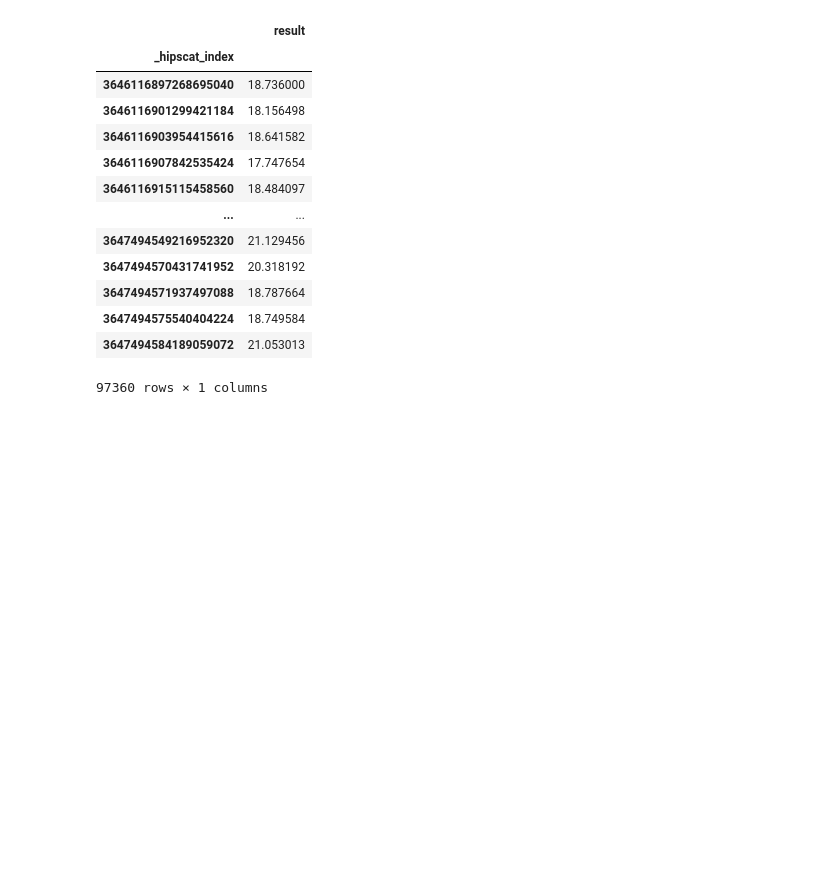
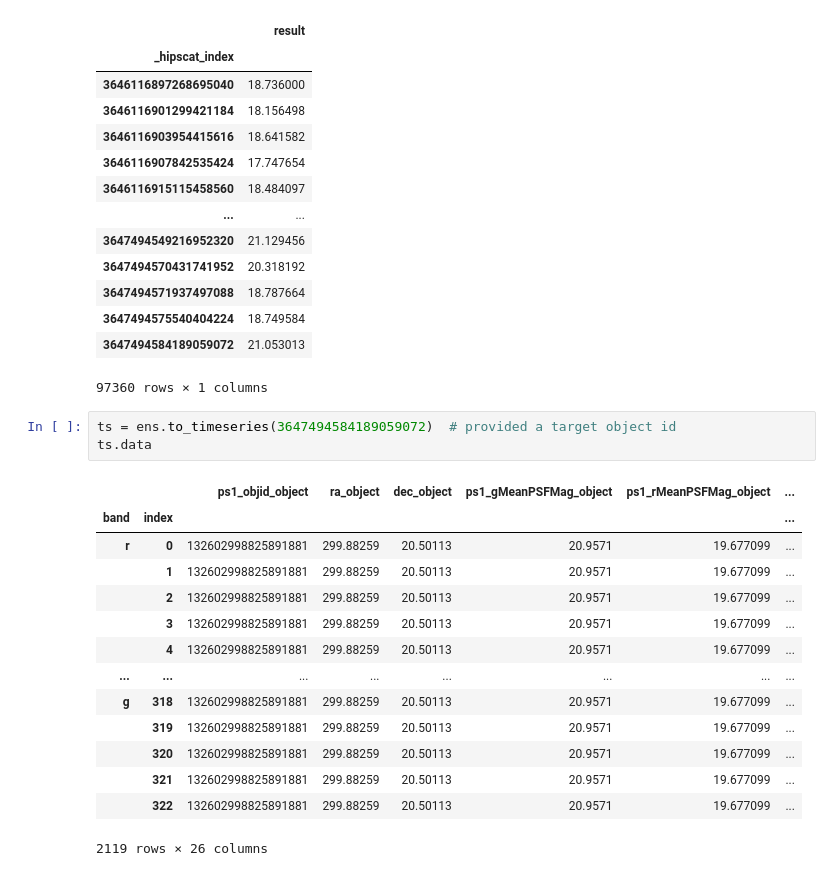
Before and after one commit to lincc-frameworks/MWGaia-DN_Introductory_School, a Jupyter notebook: Tansu_Demo.ipynb, the cells around one changed output. Drawn from its saved outputs; the diff is of its cells as text; blank space fills up the shorter version.

```diff
--- a/Tansu_Demo.ipynb
+++ b/Tansu_Demo.ipynb
@@ -101,3 +111,21 @@ res_computed
 | 3647494575540404224 | 18.749584 |
 | 3647494584189059072 | 21.053013 |
 97360 rows × 1 columns
+# %%
+ts = ens.to_timeseries(3647494584189059072)  # provided a target object id
+ts.data
+# %% [output]
+|  |  | ps1_objid_object | ra_object | dec_object | ps1_gMeanPSFMag_object | ps1_rMeanPSFMag_object | ... |
+| band | index |  |  |  |  |  | ... |
+| r | 0 | 132602998825891881 | 299.88259 | 20.50113 | 20.9571 | 19.677099 | ... |
+|  | 1 | 132602998825891881 | 299.88259 | 20.50113 | 20.9571 | 19.677099 | ... |
+|  | 2 | 132602998825891881 | 299.88259 | 20.50113 | 20.9571 | 19.677099 | ... |
+|  | 3 | 132602998825891881 | 299.88259 | 20.50113 | 20.9571 | 19.677099 | ... |
+|  | 4 | 132602998825891881 | 299.88259 | 20.50113 | 20.9571 | 19.677099 | ... |
+| ... | ... | ... | ... | ... | ... | ... | ... |
+| g | 318 | 132602998825891881 | 299.88259 | 20.50113 | 20.9571 | 19.677099 | ... |
+|  | 319 | 132602998825891881 | 299.88259 | 20.50113 | 20.9571 | 19.677099 | ... |
+|  | 320 | 132602998825891881 | 299.88259 | 20.50113 | 20.9571 | 19.677099 | ... |
+|  | 321 | 132602998825891881 | 299.88259 | 20.50113 | 20.9571 | 19.677099 | ... |
+|  | 322 | 132602998825891881 | 299.88259 | 20.50113 | 20.9571 | 19.677099 | ... |
+2119 rows × 26 columns
```
Also changed, not shown: parts of 5 cells of this notebook.
